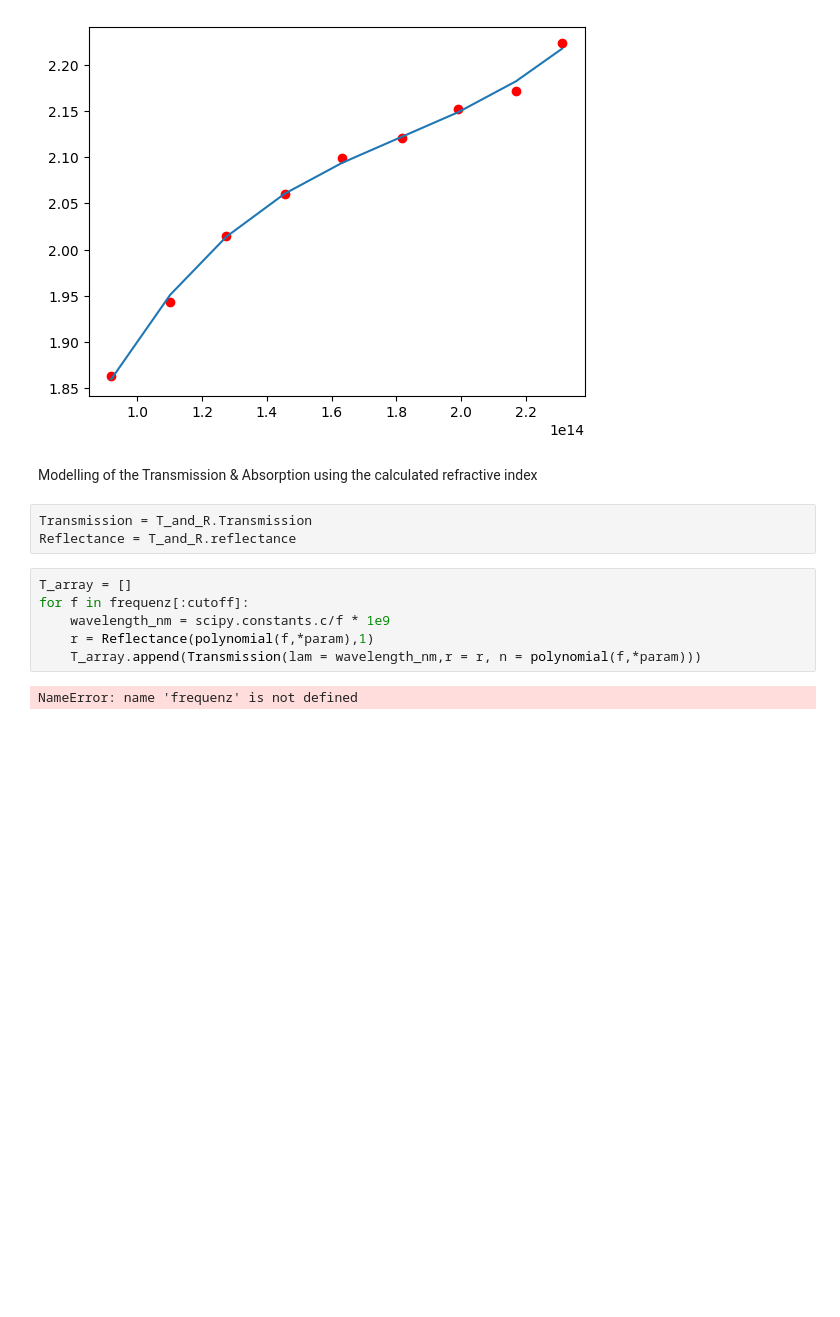
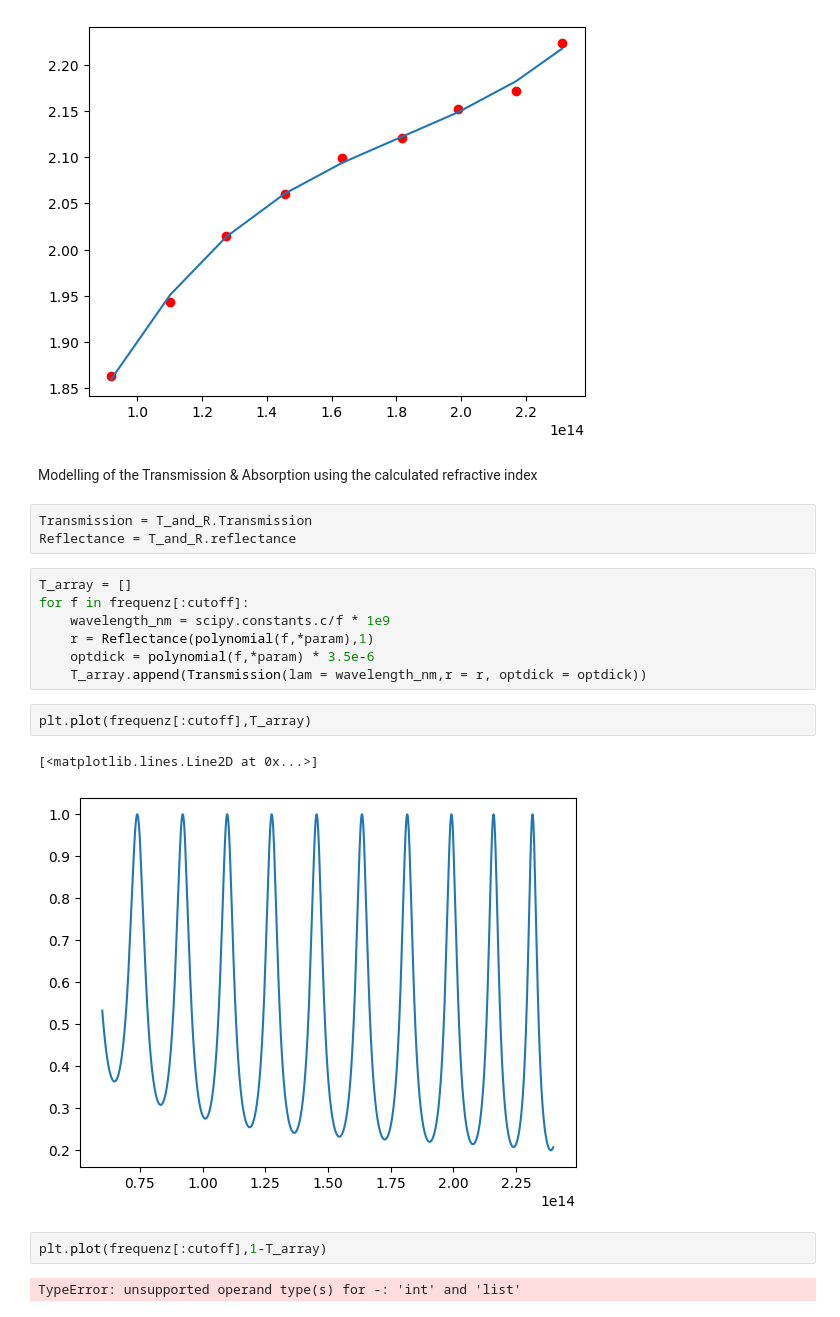
Before and after one commit to alexburg14/Fabry-Perot, a Jupyter notebook: calc_refractive/calc.ipynb, the cells around one changed output. Cells and saved outputs as stored; diff of their text form; blank space fills up the shorter version.

```diff
--- a/calc_refractive/calc.ipynb
+++ b/calc_refractive/calc.ipynb
@@ -130,6 +130,14 @@ T_array = []
 for f in frequenz[:cutoff]:
     wavelength_nm = scipy.constants.c/f * 1e9
     r = Reflectance(polynomial(f,*param),1)
-    T_array.append(Transmission(lam = wavelength_nm,r = r, n = polynomial(f,*param)))
+    optdick = polynomial(f,*param) * 3.5e-6
+    T_array.append(Transmission(lam = wavelength_nm,r = r, optdick = optdick))
-# %% [output]
-NameError: name 'frequenz' is not defined
+# %%
+plt.plot(frequenz[:cutoff],T_array)
+# %% [output]
+[<matplotlib.lines.Line2D at 0x...>]
+[figure, added]
+# %%
+plt.plot(frequenz[:cutoff],1-T_array)
+# %% [output]
+TypeError: unsupported operand type(s) for -: 'int' and 'list'
```
